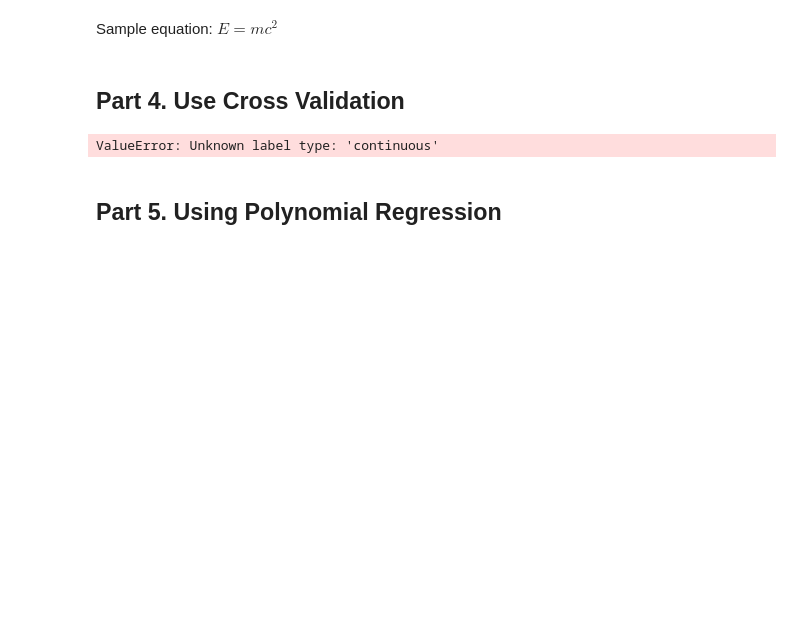
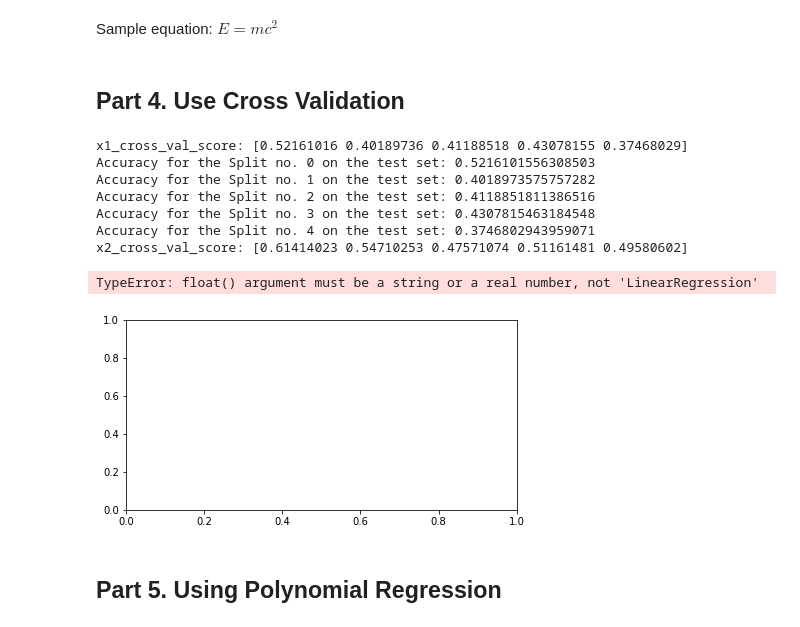
Before and after one commit to PineappleBingo/CSC448-AI, a Jupyter notebook: CSC448_Seo_Jinho_AS03.ipynb, the cells around one changed output. Drawn from its saved outputs; the diff is of its cells as text; code cells hidden in the pictures; blank space fills up the shorter version.

```diff
--- a/CSC448_Seo_Jinho_AS03.ipynb
+++ b/CSC448_Seo_Jinho_AS03.ipynb
@@ -209,26 +209,49 @@ fig2.tight_layout()
 Sample equation: $E = mc^2$
 # %% [markdown]
 ## Part 4. Use Cross Validation
-# %%
-# Use the cross_val_score function to repeat your experiment across many shuffles of the data
-
-clf_x1s = svm.SVC(kernel='linear', C=1).fit(X1_train, Y_train)
-
-clf_x1s.score(X1_test, Y_test)
-
-# https://www.geeksforgeeks.org/cross-validation-machine-learning/
-
-
-clf_x2s = svm.SVC(kernel='linear', C=1).fit(X2_train, Y_train)
-
-clf_x2s.score(X2_test, Y_test)
-
-
-
-
-# Report on their finding and their significance
-# %% [output]
-ValueError: Unknown label type: 'continuous'
+# %%
+# Use the cross_val_score function to repeat your experiment across many shuffles of the data
+
+# LinearRegression model split of 5, training/test set (90% train, 10% test)
+cv = ShuffleSplit(n_splits=5, test_size=0.1, random_state=10)
+clf = LinearRegression().fit(X1, Y)
+
+x1_cvs = cross_val_score(clf, X1, Y, cv=cv)
+print("x1_cross_val_score:", x1_cvs)
+
+for i, score in enumerate(cross_val_score(clf, X1, Y, cv=cv)):
+    print(f"Accuracy for the Split no. {i} on the test set: {score}")
+
+
+# Mols KCL / Size
+x2_cvs = cross_val_score(clf, X2, Y, cv=cv)
+print("x2_cross_val_score:", x2_cvs)
+
+
+fig11, aax = plt.subplots(figsize=(7, 3.5))
+
+aax.plot(clf, 5, color='blue', label='Cross Validate Scores for X1')
+# aax.scatter(x1_cvs, edgecolor='k', facecolor='grey', alpha=0.7, label='Sample data')
+aax.set_ylabel('Size', fontsize=14)
+aax.set_xlabel('Temperature', fontsize=14)
+# aax.legend(facecolor='white', fontsize=11)
+# aax.text(0.55, 0.15, '$y = %.2f x_1 - %.2f $' % (clf_x2.coef_[0], abs(clf_x2.intercept_)), fontsize=17, transform=bx.transAxes)
+fig11.tight_layout()
+
+
+
+
+# Report on their finding and their significance
+# %% [output]
+x1_cross_val_score: [0.52161016 0.40189736 0.41188518 0.43078155 0.37468029]
+Accuracy for the Split no. 0 on the test set: 0.5216101556308503
+Accuracy for the Split no. 1 on the test set: 0.4018973575757282
+Accuracy for the Split no. 2 on the test set: 0.4118851811386516
+Accuracy for the Split no. 3 on the test set: 0.4307815463184548
+Accuracy for the Split no. 4 on the test set: 0.3746802943959071
+x2_cross_val_score: [0.61414023 0.54710253 0.47571074 0.51161481 0.49580602]
+TypeError: float() argument must be a string or a real number, not 'LinearRegression'
+[figure, added]
 # %% [markdown]
 ## Part 5. Using Polynomial Regression
 # %%
```
Also changed, not shown: parts of 2 cells of this notebook.
